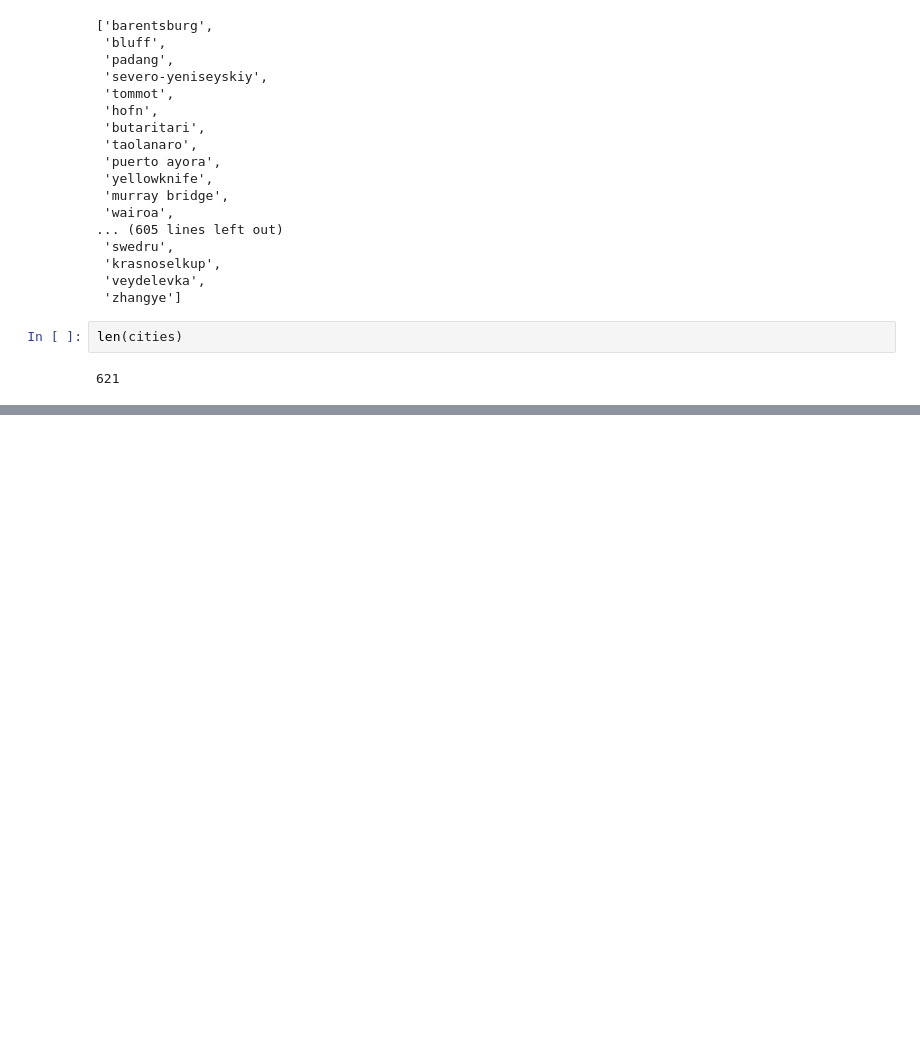
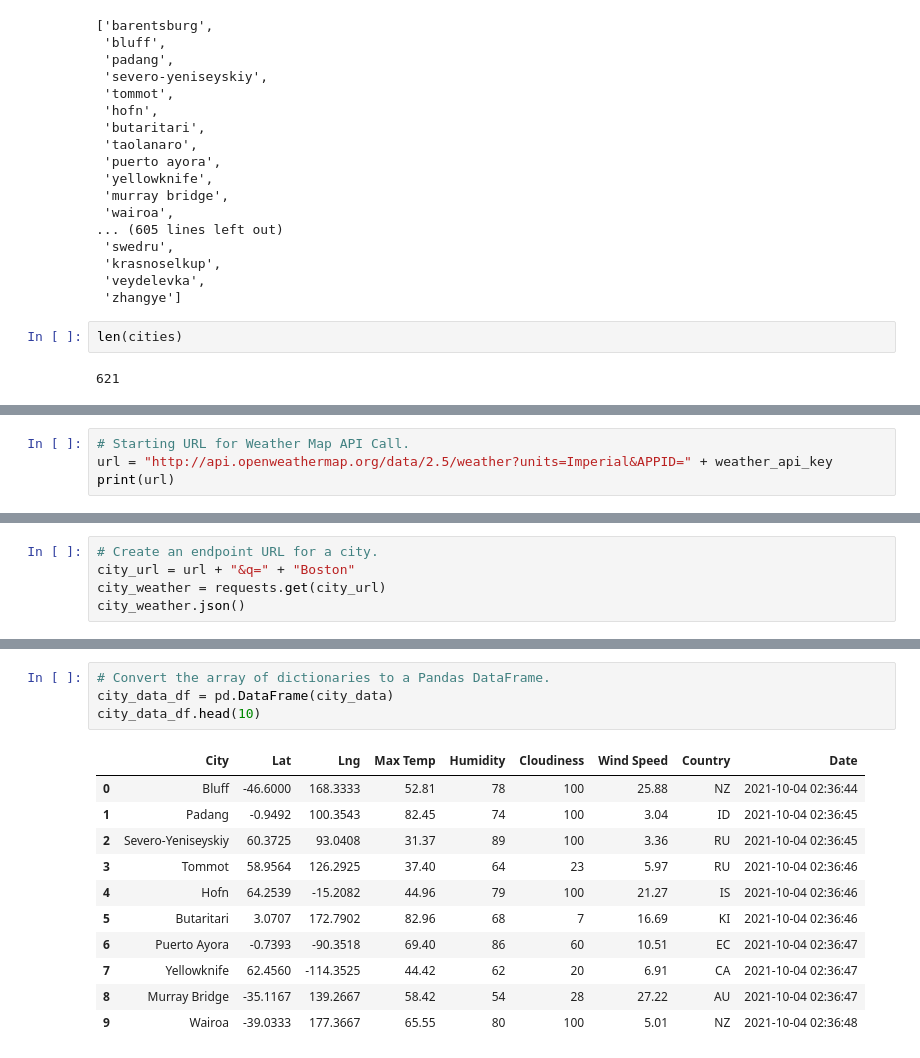
Before and after one commit to kartsri/World_Weather_Analysis, a Jupyter notebook: WeatherPy.ipynb, the cells around one changed output, grey strips where cells are left out. Cells and saved outputs as stored; diff of their text form; blank space fills up the shorter version.

```diff
--- a/WeatherPy.ipynb
+++ b/WeatherPy.ipynb
@@ -57,0 +64,4 @@ len(cities)
+# %%
+# Starting URL for Weather Map API Call.
+url = "http://api.openweathermap.org/data/2.5/weather?units=Imperial&APPID=" + weather_api_key
+print(url)
@@ -57,0 +70,5 @@ len(cities)
+# %%
+# Create an endpoint URL for a city.
+city_url = url + "&q=" + "Boston"
+city_weather = requests.get(city_url)
+city_weather.json()
@@ -57,0 +195,16 @@ len(cities)
+# %%
+# Convert the array of dictionaries to a Pandas DataFrame.
+city_data_df = pd.DataFrame(city_data)
+city_data_df.head(10)
+# %% [output]
+|  | City | Lat | Lng | Max Temp | Humidity | Cloudiness | Wind Speed | Country | Date |
+| 0 | Bluff | -46.6000 | 168.3333 | 52.81 | 78 | 100 | 25.88 | NZ | 2021-10-04 02:36:44 |
+| 1 | Padang | -0.9492 | 100.3543 | 82.45 | 74 | 100 | 3.04 | ID | 2021-10-04 02:36:45 |
+| 2 | Severo-Yeniseyskiy | 60.3725 | 93.0408 | 31.37 | 89 | 100 | 3.36 | RU | 2021-10-04 02:36:45 |
+| 3 | Tommot | 58.9564 | 126.2925 | 37.40 | 64 | 23 | 5.97 | RU | 2021-10-04 02:36:46 |
+| 4 | Hofn | 64.2539 | -15.2082 | 44.96 | 79 | 100 | 21.27 | IS | 2021-10-04 02:36:46 |
+| 5 | Butaritari | 3.0707 | 172.7902 | 82.96 | 68 | 7 | 16.69 | KI | 2021-10-04 02:36:46 |
+| 6 | Puerto Ayora | -0.7393 | -90.3518 | 69.40 | 86 | 60 | 10.51 | EC | 2021-10-04 02:36:47 |
+| 7 | Yellowknife | 62.4560 | -114.3525 | 44.42 | 62 | 20 | 6.91 | CA | 2021-10-04 02:36:47 |
+| 8 | Murray Bridge | -35.1167 | 139.2667 | 58.42 | 54 | 28 | 27.22 | AU | 2021-10-04 02:36:47 |
+| 9 | Wairoa | -39.0333 | 177.3667 | 65.55 | 80 | 100 | 5.01 | NZ | 2021-10-04 02:36:48 |
```
Also changed, not shown: parts of 10 cells of this notebook, 5 other files.
